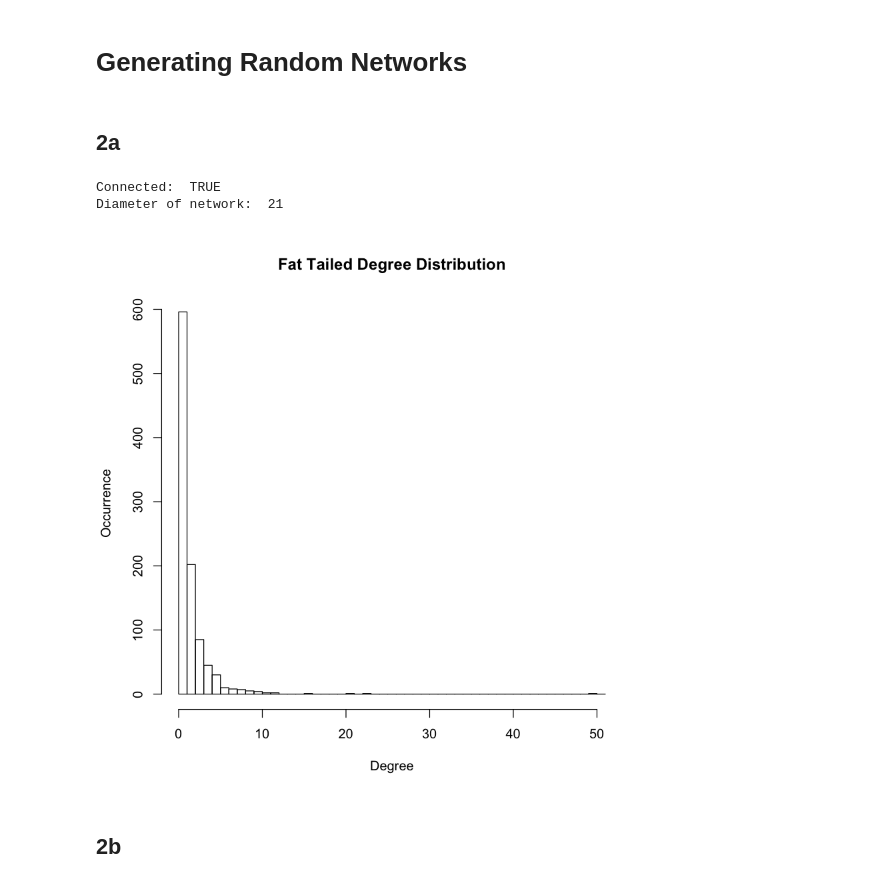
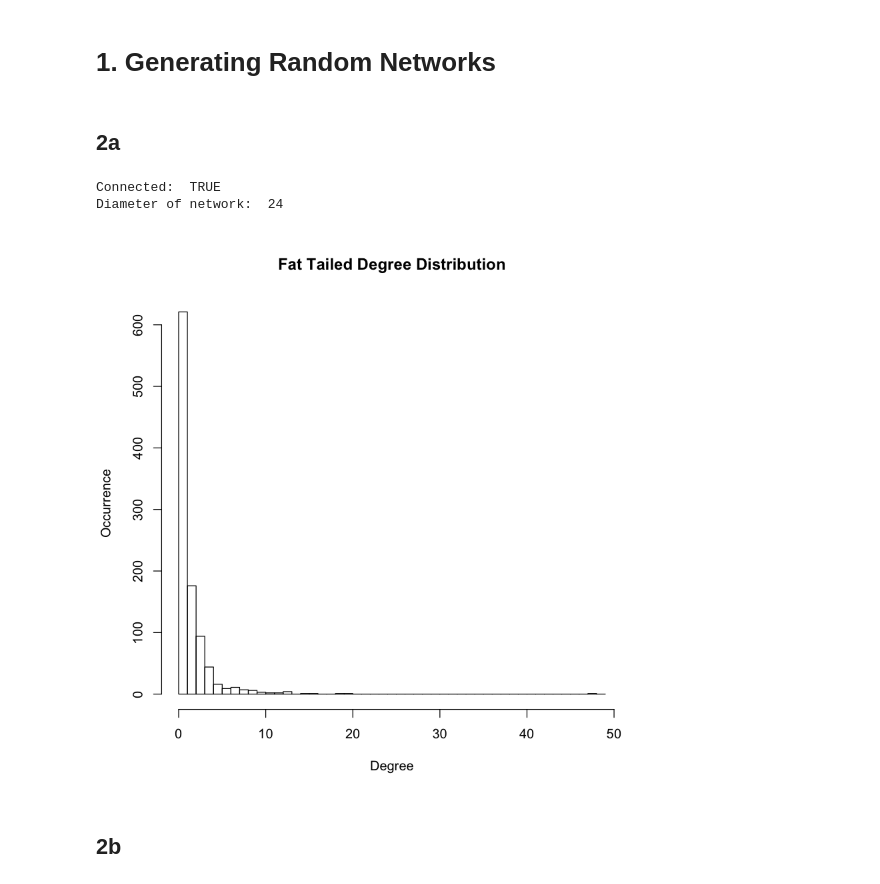
Before and after one commit to maithilibhide/ECE232, a Jupyter notebook: Project1/Random_Network_2.ipynb, the cells around one changed output. Drawn from its saved outputs; the diff is of its cells as text; code cells hidden in the pictures.

```diff
--- a/Project1/Random_Network_2.ipynb
+++ b/Project1/Random_Network_2.ipynb
@@ -1,5 +1,5 @@
 # %% [markdown]
-<h1>Generating Random Networks</h1>
+<h1>1. Generating Random Networks</h1>
 # %%
 library('igraph')
 # %% [markdown]
@@ -7,15 +7,16 @@ library('igraph')
 # %%
 n = 1000
 m = 1
-network <- barabasi.game(n, m, directed=FALSE)
+network <- sample_pa(n=n, m=m, directed=FALSE)
+#network <- barabasi.game(n, m, directed=FALSE)
 writeLines(paste("Connected: ", is.connected(network)))
 degree_distribution <- degree(network)
 hist(degree_distribution, breaks = seq(from = 0, to = max(degree_distribution) + 1, by = 1), xlab="Degree",ylab="Occurrence", main="Fat Tailed Degree Distribution")
 writeLines(paste("Diameter of network: ", diameter(network)))
 # %% [output]
 Connected:  TRUE
-Diameter of network:  21
+Diameter of network:  24
-[figure, old version]
+[figure, new version]
 # %% [markdown]
 <h2>2b</h2>
 # %%
```
Also changed, not shown: parts of 9 cells of this notebook, 1 other file.
